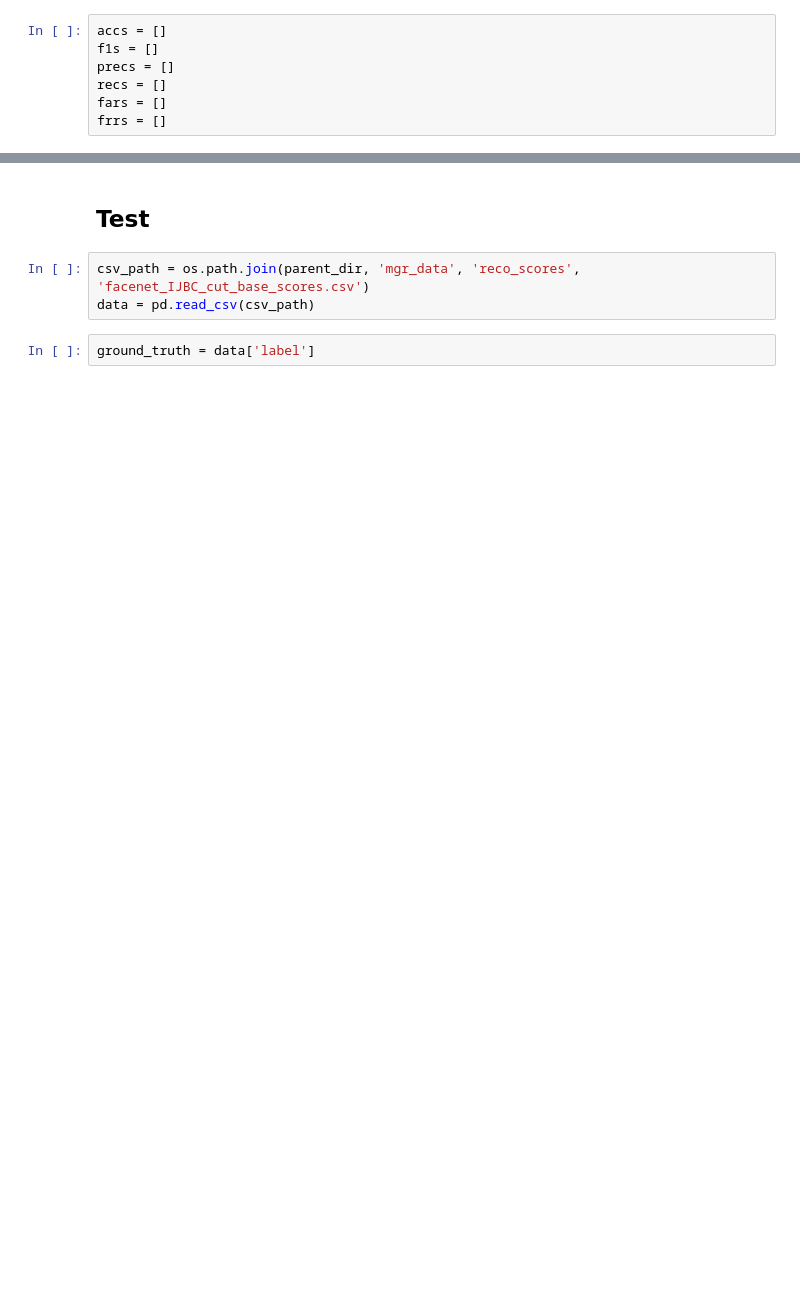
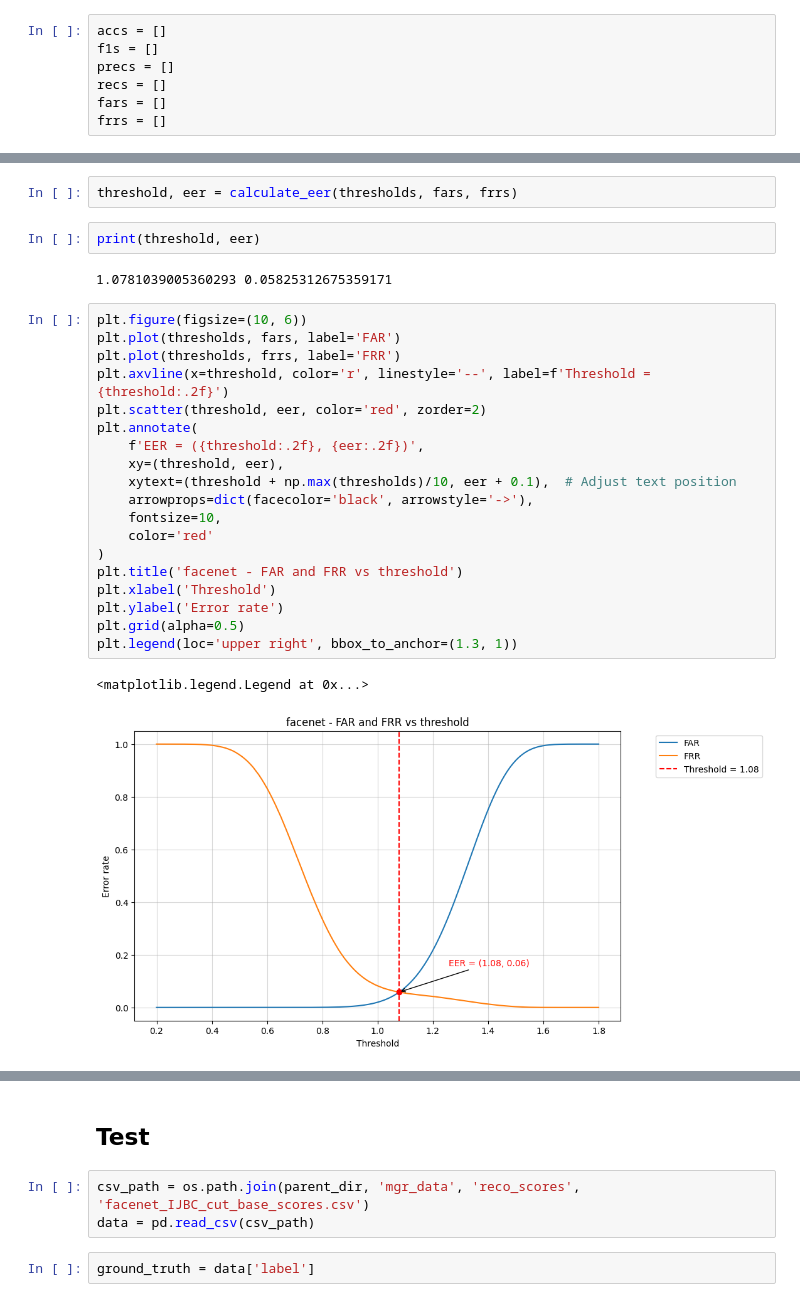
Before and after one commit to xizula/FIQA, a Jupyter notebook: notebooks/base_model/facenet.ipynb, the cells around one changed output, grey strips where cells are left out. Cells and saved outputs as stored; diff of their text form; blank space fills up the shorter version.

```diff
--- a/notebooks/base_model/facenet.ipynb
+++ b/notebooks/base_model/facenet.ipynb
@@ -85,0 +82,28 @@ Precision is ill-defined and being set to 0.0 due to no predicted samples. Use `
+# %%
+threshold, eer = calculate_eer(thresholds, fars, frrs)
+# %%
+print(threshold, eer)
+# %% [output]
+1.0781039005360293 0.05825312675359171
+# %%
+plt.figure(figsize=(10, 6))
+plt.plot(thresholds, fars, label='FAR')
+plt.plot(thresholds, frrs, label='FRR')
+plt.axvline(x=threshold, color='r', linestyle='--', label=f'Threshold = {threshold:.2f}')
+plt.scatter(threshold, eer, color='red', zorder=2)
+plt.annotate(
+    f'EER = ({threshold:.2f}, {eer:.2f})',
+    xy=(threshold, eer),
+    xytext=(threshold + np.max(thresholds)/10, eer + 0.1),  # Adjust text position
+    arrowprops=dict(facecolor='black', arrowstyle='->'),
+    fontsize=10,
+    color='red'
+)
+plt.title('facenet - FAR and FRR vs threshold')
+plt.xlabel('Threshold')
+plt.ylabel('Error rate')
+plt.grid(alpha=0.5)
+plt.legend(loc='upper right', bbox_to_anchor=(1.3, 1))
+# %% [output]
+<matplotlib.legend.Legend at 0x...>
+[figure, added]
```
Also changed, not shown: parts of 33 cells of this notebook, 5 other files.
